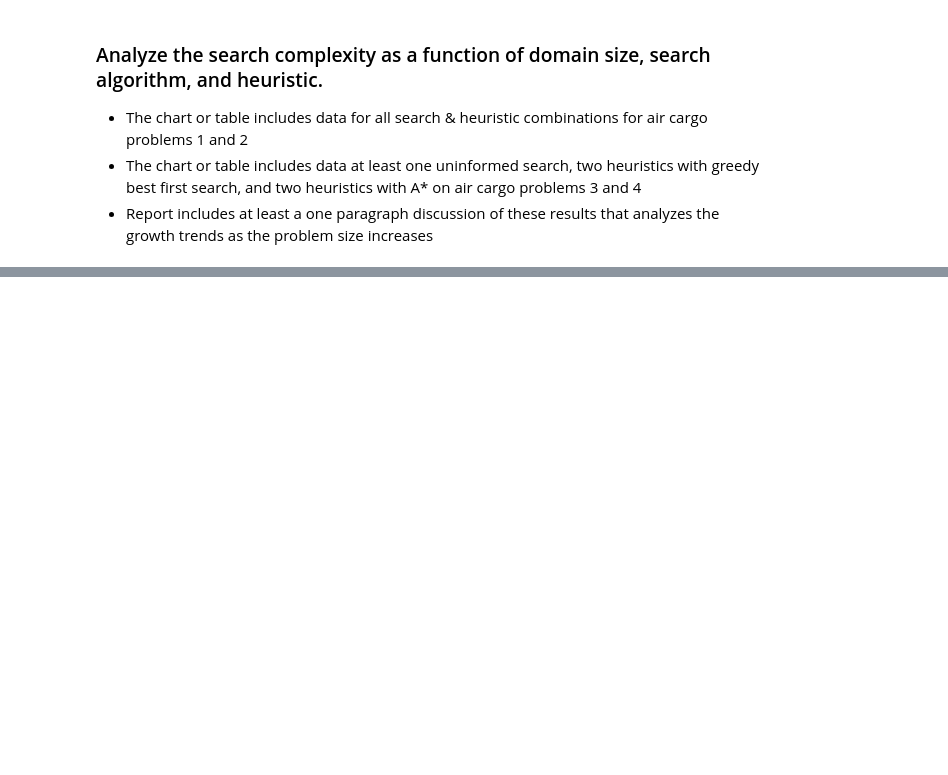
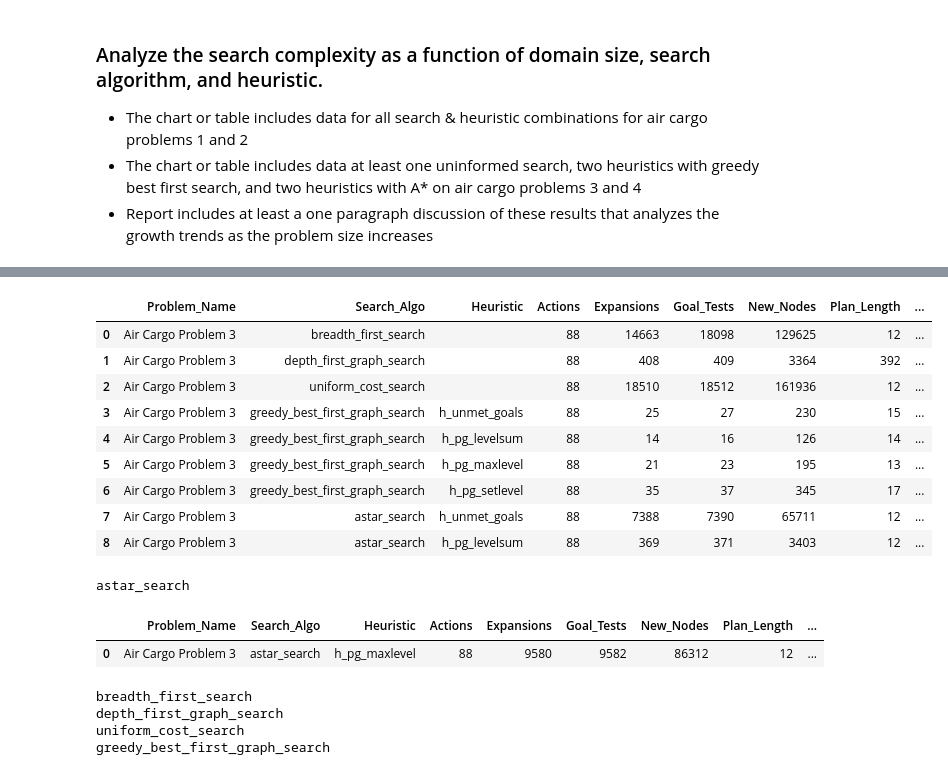
Before and after one commit to johngreibelarsen/ai-classical-planning, a Jupyter notebook: forward_planning_agent.ipynb, the cells around one changed output, grey strips where cells are left out. Saved outputs shown, nothing was run; the diff lists cells and outputs as text; code cells hidden in the pictures; blank space fills up the shorter version.

```diff
--- a/forward_planning_agent.ipynb
+++ b/forward_planning_agent.ipynb
@@ -85,0 +143,2 @@ Experiment(Problem_Name='Air Cargo Problem 1', Search_Algo='astar_search', Heuri
+# %%
+search_results_3  = main_modified([3], [1, 2, 3, 4, 5, 6, 7, 8, 9])
@@ -85,0 +155,14 @@ Experiment(Problem_Name='Air Cargo Problem 1', Search_Algo='astar_search', Heuri
+# %%
+df3 = pd.DataFrame(search_results_3)
+df3
+# %% [output]
+|  | Problem_Name | Search_Algo | Heuristic | Actions | Expansions | Goal_Tests | New_Nodes | Plan_Length | ... |
+| 0 | Air Cargo Problem 3 | breadth_first_search |  | 88 | 14663 | 18098 | 129625 | 12 | ... |
+| 1 | Air Cargo Problem 3 | depth_first_graph_search |  | 88 | 408 | 409 | 3364 | 392 | ... |
+| 2 | Air Cargo Problem 3 | uniform_cost_search |  | 88 | 18510 | 18512 | 161936 | 12 | ... |
+| 3 | Air Cargo Problem 3 | greedy_best_first_graph_search | h_unmet_goals | 88 | 25 | 27 | 230 | 15 | ... |
+| 4 | Air Cargo Problem 3 | greedy_best_first_graph_search | h_pg_levelsum | 88 | 14 | 16 | 126 | 14 | ... |
+| 5 | Air Cargo Problem 3 | greedy_best_first_graph_search | h_pg_maxlevel | 88 | 21 | 23 | 195 | 13 | ... |
+| 6 | Air Cargo Problem 3 | greedy_best_first_graph_search | h_pg_setlevel | 88 | 35 | 37 | 345 | 17 | ... |
+| 7 | Air Cargo Problem 3 | astar_search | h_unmet_goals | 88 | 7388 | 7390 | 65711 | 12 | ... |
+| 8 | Air Cargo Problem 3 | astar_search | h_pg_levelsum | 88 | 369 | 371 | 3403 | 12 | ... |
@@ -85,0 +171,10 @@ Experiment(Problem_Name='Air Cargo Problem 1', Search_Algo='astar_search', Heuri
+# %%
+search_results_3_9  = main_modified([3], [10])
+# %% [output]
+astar_search
+# %%
+df3_9 = pd.DataFrame(search_results_3_9)
+df3_9
+# %% [output]
+|  | Problem_Name | Search_Algo | Heuristic | Actions | Expansions | Goal_Tests | New_Nodes | Plan_Length | ... |
+| 0 | Air Cargo Problem 3 | astar_search | h_pg_maxlevel | 88 | 9580 | 9582 | 86312 | 12 | ... |
@@ -85,0 +183,7 @@ Experiment(Problem_Name='Air Cargo Problem 1', Search_Algo='astar_search', Heuri
+# %%
+search_results_4  = main_modified([4], [1, 2, 3, 4])
+# %% [output]
+breadth_first_search
+depth_first_graph_search
+uniform_cost_search
+greedy_best_first_graph_search
```
Also changed, not shown: parts of 17 cells of this notebook.
